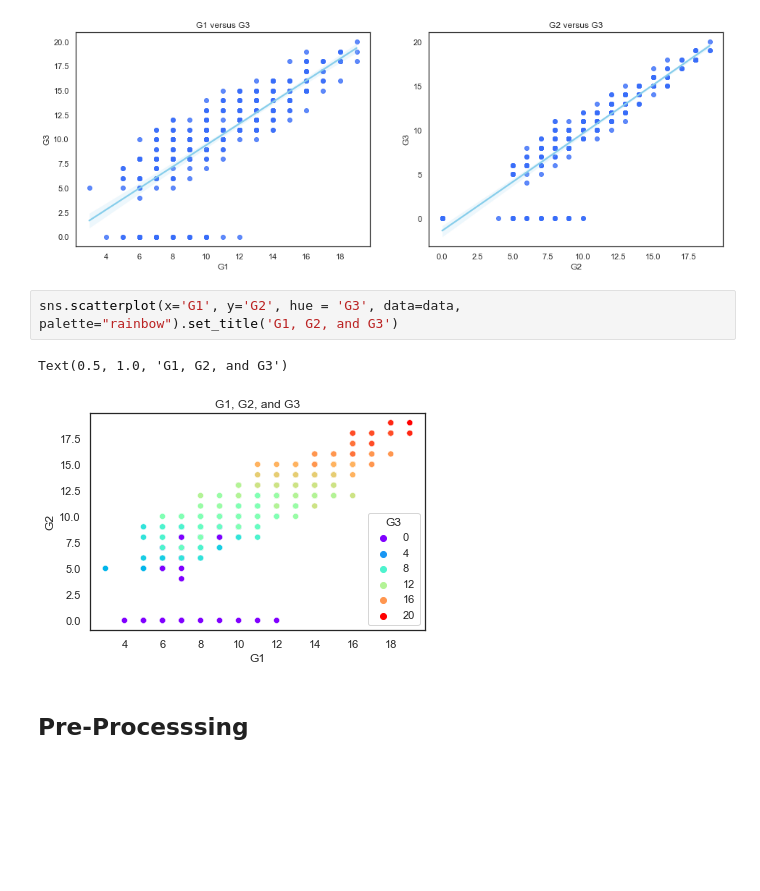
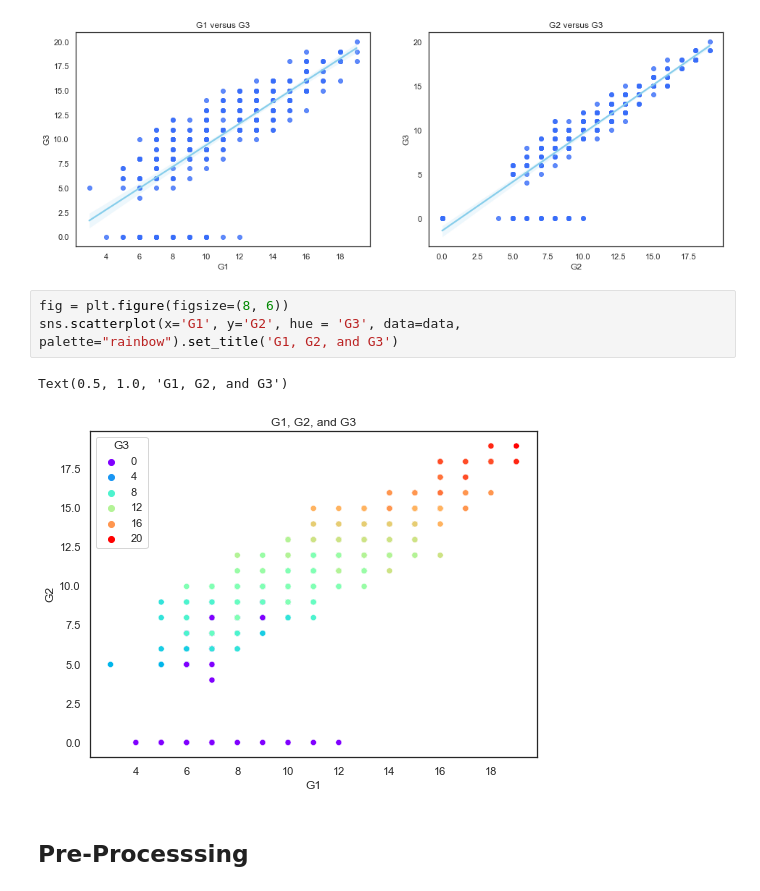
Before and after one commit to zshi719/student_grade_prediction, a Jupyter notebook: attemp1_vs.ipynb, the cells around one changed output. Drawn from its saved outputs; the diff is of its cells as text; blank space fills up the shorter version.

```diff
--- a/attemp1_vs.ipynb
+++ b/attemp1_vs.ipynb
@@ -110,10 +112,11 @@ sns.regplot(x='G2', y='G3', data=data, line_kws={'color': 'skyblue'}).set_title(
 Text(0.5, 1.0, 'G2 versus G3')
 [figure]
 # %%
+fig = plt.figure(figsize=(8, 6))
 sns.scatterplot(x='G1', y='G2', hue = 'G3', data=data, palette="rainbow").set_title('G1, G2, and G3')
 # %% [output]
 Text(0.5, 1.0, 'G1, G2, and G3')
-[figure, old version]
+[figure, new version]
 # %% [markdown]
 ## Pre-Processsing
 # %%
```
Also changed, not shown: parts of 2 cells of this notebook.
